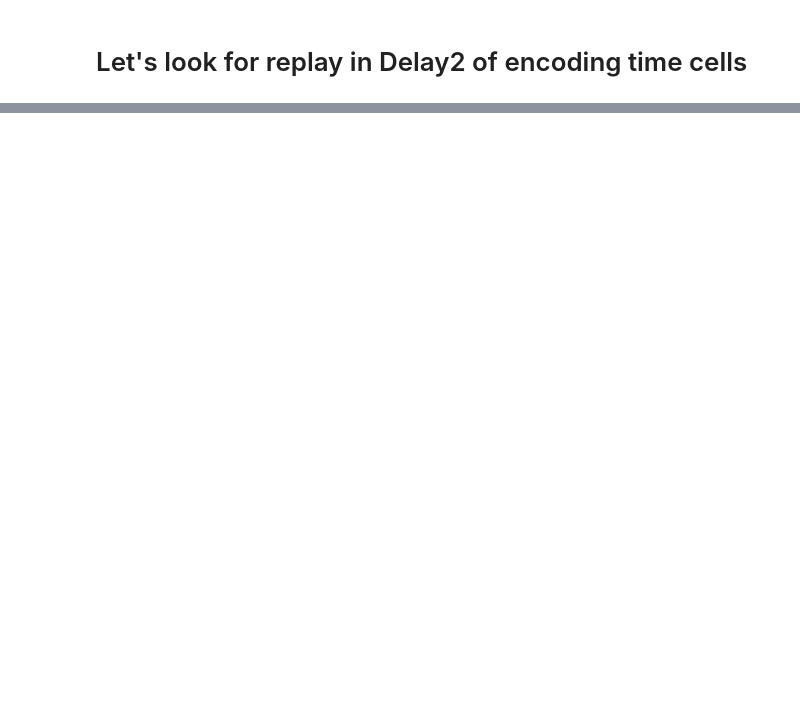
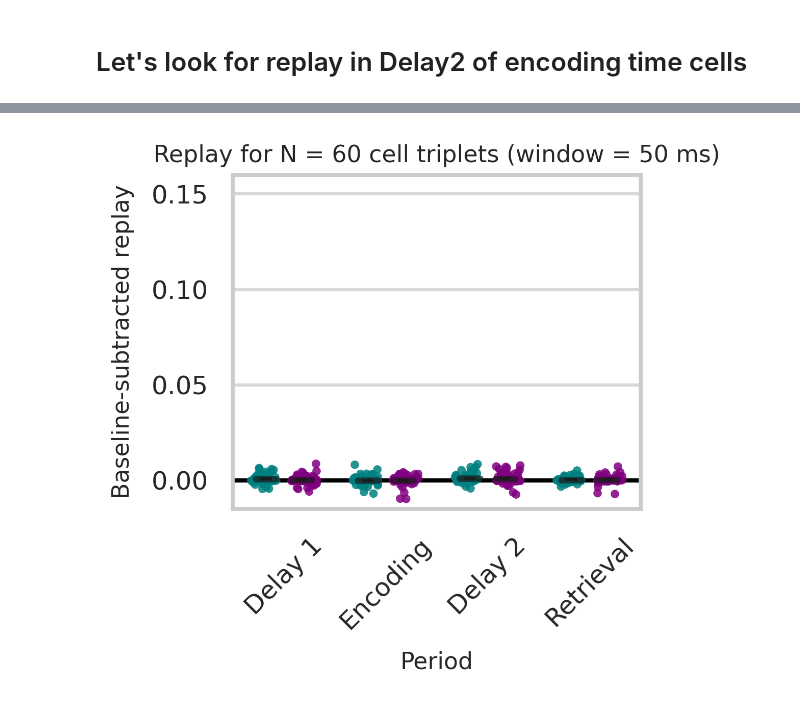
Before and after one commit to jjsakon/goldmine, a Jupyter notebook: nav_time_REPLAY_JS-triplets.ipynb, the cells around one changed output, grey strips where cells are left out. Drawn from its saved outputs; the diff is of its cells as text; code cells hidden in the pictures; blank space fills up the shorter version.

Commit message:
2026-03-17 updated plotting to new style

```diff
--- a/nav_time_REPLAY_JS-triplets.ipynb
+++ b/nav_time_REPLAY_JS-triplets.ipynb
@@ -1077,3 +1527,32 @@ Loading saved EventSpikes for U537_ses0
+# %%
+# Build tidy per-pair DataFrames for each period
+df_delay2   = make_pair_swarm_df(real_d2t, perm_d2t, triple_index_df, period_label="Delay 2")
+df_timeline = make_pair_swarm_df(real_tlt, perm_tlt, triple_index_df, period_label="Timeline")
+df_delay1   = make_pair_swarm_df(real_d1t, perm_d1t, triple_index_df, period_label="Delay 1")
+df_encode   = make_pair_swarm_df(real_enct,  perm_enct,  triple_index_df, period_label="Encoding")
+df_retrieve = make_pair_swarm_df(real_rett,  perm_rett,  triple_index_df, period_label="Retrieval")
+
+# Concatenate (each row = one pair × direction)
+df_all = pd.concat([df_delay2, df_timeline, df_delay1,df_encode, df_retrieve], ignore_index=True)
+
+# Optional: match the y-limits you used elsewhere
+common_ylim = (-0.06, 0.16)
+
+# Plot: x = period (3 groups), hue = direction; pooled across sessions
+# df_delay2 / df_timeline / df_delay1 from make_pair_swarm_df(...)
+
+plot_pair_swarm_by_period(
+    df_all_periods=df_all,
+    period_order=("Delay 1","Encoding", "Delay 2","Retrieval"),
+    replay_flag=0, # 0=both, 1=forward only, 2=reverse only
+    common_ylim=(-0.015, 0.16),
+    title=f"Replay for N = {len(np.unique(df_all.triple_idx))} cell triplets (window = {replay_window} ms)",
+    palette={"forward":"teal","reverse":"purple"},
+    meanbar_halfwidth=0.1,
+    bar_center_scale=7
+)
+# %% [output]
+[figure, added]
 # %%
 # Build tidy per-triple DataFrames for each period
 df_delay2   = make_triple_swarm_df(real_d2t,   perm_d2t,   triple_index_df, period_label="Delay 2")
```
Also changed, not shown: parts of 7 cells of this notebook, 1 other file.
